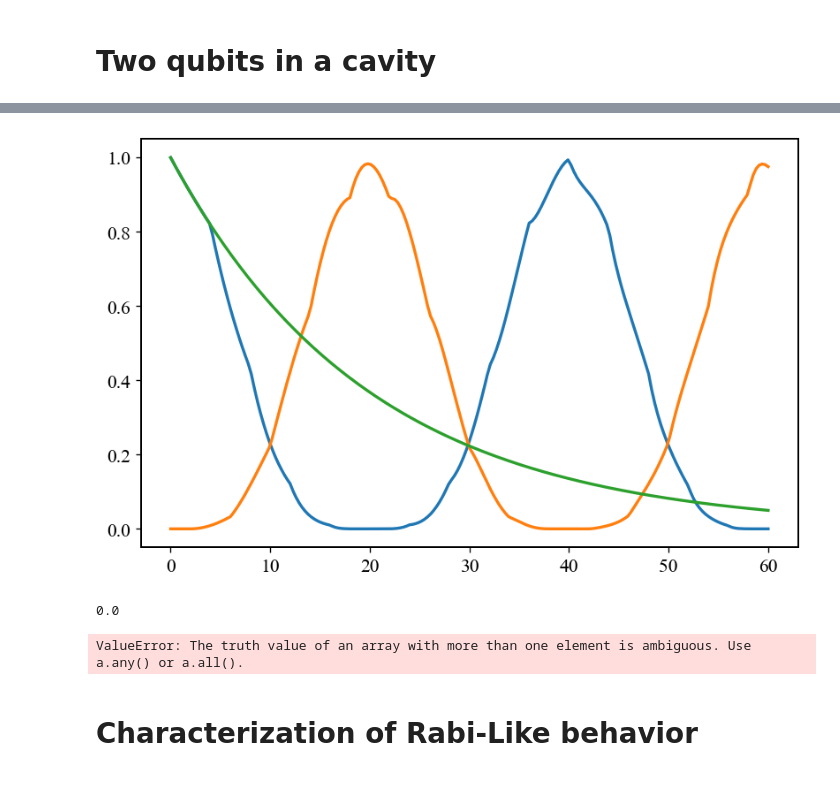
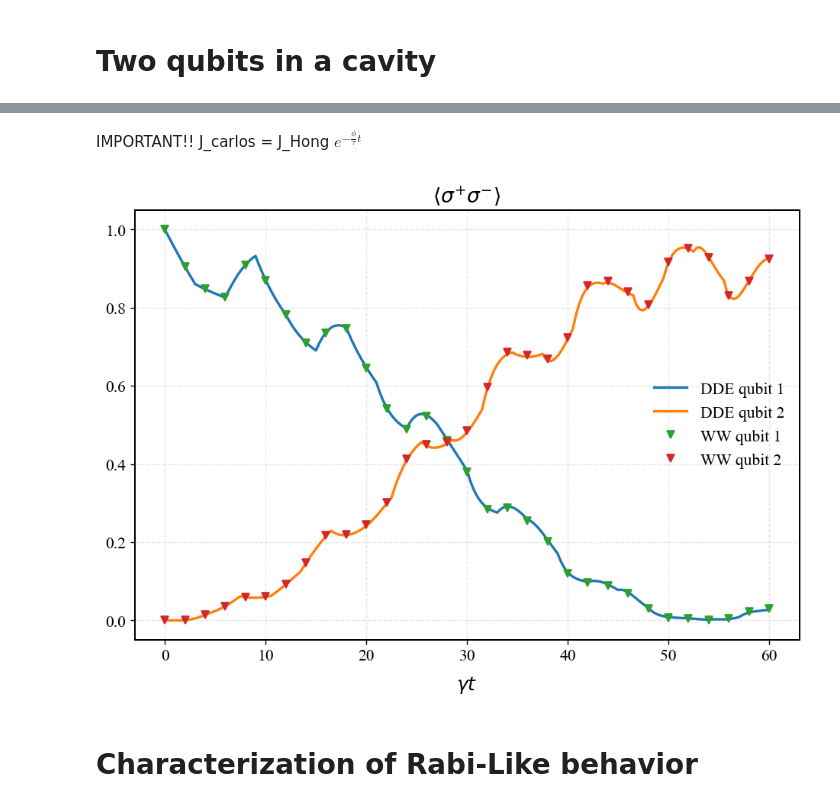
Before and after one commit to Taitoos2/non_markovian_qubit_swap, a Jupyter notebook: Idea_2.ipynb, the cells around one changed output, grey strips where cells are left out. Saved outputs shown, nothing was run; the diff lists cells and outputs as text; code cells hidden in the pictures.

Commit message:
fixed correspondance between dde and ww (in a cavity, not a ring)

```diff
--- a/Idea_2.ipynb
+++ b/Idea_2.ipynb
@@ -52,19 +12,42 @@ def two_qubits_analytical(t_max: float = 20,
-# %%
-t,pop = two_qubits_analytical(phi=np.pi,gamma=0.05,initial=[0,1,0,0],t_max=60)
-plt.plot(t,pop[0])
-plt.plot(t,pop[1])
-plt.plot(t,np.exp(-0.05*t))
-plt.grid()
-plt.show()
-# %% [output]
-[figure, removed]
-# %%
-from expt_sets import expt_001_dynamics
-
-expt_001_dynamics(Delta = 2 , gamma=0.1,tau=2)
-# %% [output]
-0.0
-ValueError: The truth value of an array with more than one element is ambiguous. Use a.any() or a.all().
+# %% [markdown]
+IMPORTANT!! J_carlos = J_Hong $e^{-\frac{\phi }{\tau}t} $
+# %%
+def exp003(gamma: float=0.1,
+           phi:float = 2*np.pi,
+           L: float = 2,
+           c:float = 1,
+           t_max:float=40,
+		   n_steps:int = 201,
+           ):
+	''' I am going to assume a ring. '''
+
+
+	positions = [0,L]
+	Delta = phi/(np.pi)
+	tau=L/c
+
+	setup_ww=EmittersInWaveguideMultiphotonWW(positions=positions,gamma=gamma,Delta=Delta,n_excitations=list(range(2)),L=L,c=c,setup=Waveguide.Cable)
+	t_ww,pop_ww=setup_ww.evolve(T=t_max,n_steps=n_steps)
+	pop_ww = np.asarray(pop_ww)
+	pop_ww= [pop_ww[:,0],pop_ww[:,1]]
+
+	t_dde,pop_dde = two_qubits_analytical(gamma=gamma,phi=phi,tau=tau,t_max=t_max)
+
+	fig,ax = plt.subplots(figsize=(8,6))
+	ax.plot(t_dde,pop_dde[0],label='DDE qubit 1')
+	ax.plot(t_dde,pop_dde[1],label='DDE qubit 2')
+	ax.plot(t_ww,pop_ww[0],'v',markevery=20,label='WW qubit 1')
+	ax.plot(t_ww,pop_ww[1],'v',markevery=20,label='WW qubit 2')
+	ax.set_xlabel(r"$\gamma t$")
+	ax.set_title(r"$ \langle \sigma^{+} \sigma^{-}\rangle $")
+	ax.legend()
+
+	fig.tight_layout()
+	plt.show()
+# %%
+exp003(phi=100.3*np.pi,n_steps=601,gamma=0.05,L=1.2,c=0.8,t_max=60)
+# %% [output]
+[figure, added]
 # %% [markdown]
 # Characterization of Rabi-Like behavior
 # %% [markdown]
```
Also changed, not shown: parts of 5 cells of this notebook, 1 other file.
